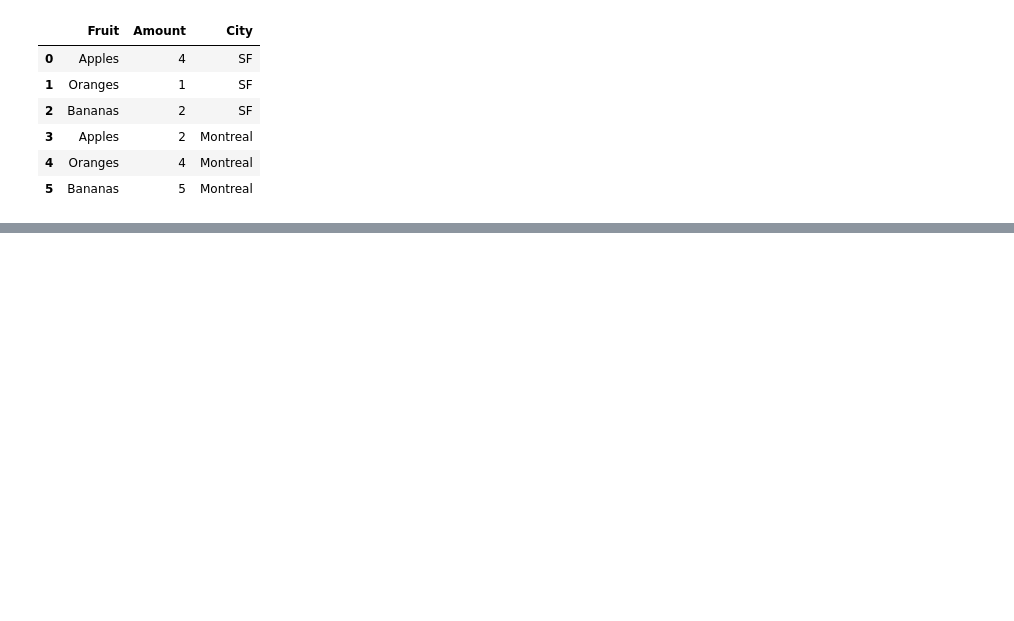
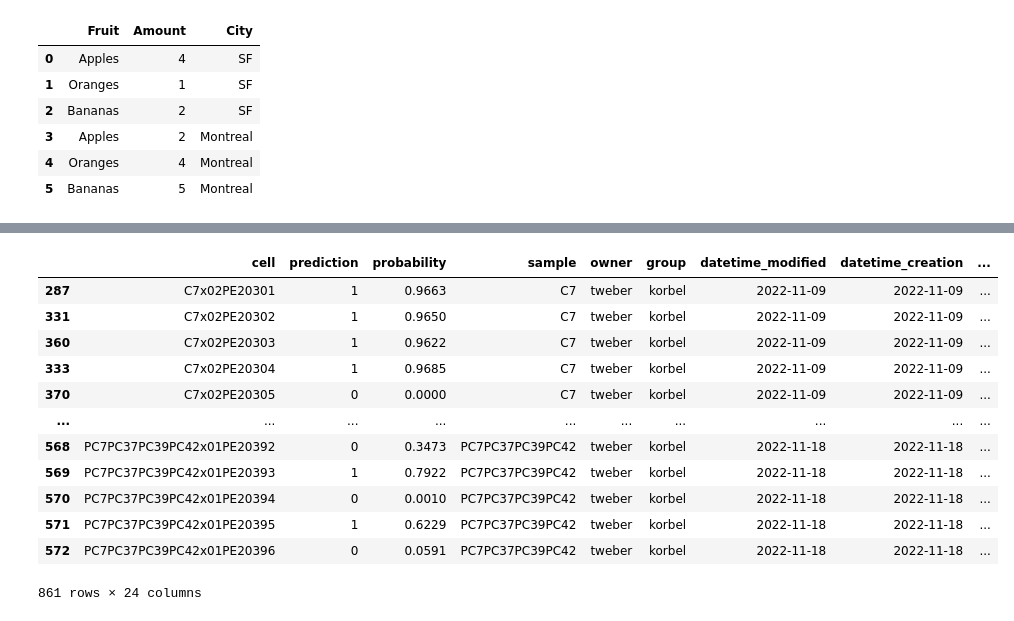
Before and after one commit to weber8thomas/ashleys_qc_dash, a Jupyter notebook: web_server_dev.ipynb, the cells around one changed output, grey strips where cells are left out. Cells and saved outputs as stored; diff of their text form; code cells hidden in the pictures; blank space fills up the shorter version.

Commit message:
Jbrowse and functional website for ashleys-qc

```diff
--- a/web_server_dev.ipynb
+++ b/web_server_dev.ipynb
@@ -45,31 +45,57 @@ for run in os.listdir(parent_directory):
         if sample not in ["config", "log"]:
             file_path = parent_directory + run + "/" + sample + "/cell_selection/labels.tsv"
             if os.path.isfile(file_path):
-                print(parent_directory, run, sample)
+                # print(parent_directory, run, sample)
                 tmp_df = pd.read_csv(file_path, sep="\t")
 
-                print("Owner: %s" % Path(file_path).owner())
-                print("Group: %s" % Path(file_path).group())
+                # print("Owner: %s" % Path(file_path).owner())
+                # print("Group: %s" % Path(file_path).group())
 
                 # file modification timestamp of a file
                 m_time = os.path.getmtime(file_path)
                 # convert timestamp into DateTime object
                 dt_m = datetime.datetime.fromtimestamp(m_time).date()
-                print('Modified on:', dt_m)
+                # print("Modified on:", dt_m)
 
                 # file creation timestamp in float
                 c_time = os.path.getctime(file_path)
                 # convert creation timestamp into DateTime object
                 dt_c = datetime.datetime.fromtimestamp(c_time).date()
-                print('Created on:', dt_c)
+                # print("Created on:", dt_c)
+                tmp_df["run"] = run
                 tmp_df["sample"] = sample
+                tmp_df["run-sample"] = "{run}<br>{sample}".format(run=run, sample=sample)
                 tmp_df["owner"] = Path(file_path).owner()
                 tmp_df["group"] = Path(file_path).group()
                 tmp_df["datetime_modified"] = dt_m
                 tmp_df["datetime_creation"] = dt_c
                 l.append(tmp_df)
+
 labels_df = pd.concat(l).reset_index(drop=True)
 labels_df["cell"] = labels_df["cell"].str.replace(".sort.mdup.bam", "")
-labels_df
+
+
+
+l = list()
+for run in os.listdir(parent_directory):
+    for sample in os.listdir(parent_directory + run):
+        if sample not in ["config", "log"]:
+            if os.path.isfile(parent_directory + run + "/" + sample + "/counts/{sample}.info_raw".format(sample=sample)):
+                print(parent_directory, run, sample)
+                tmp_df = pd.read_csv(
+                    parent_directory + run + "/" + sample + "/counts/{sample}.info_raw".format(sample=sample), sep="\t", skiprows=13
+                )
+                tmp_df["Sample"] = sample
+                l.append(tmp_df)
+info_df = pd.concat(l)
+info_df["cell"] = info_df["cell"].str.replace(".sort.mdup.bam", "")
+
+final_df = pd.merge(labels_df, info_df, on=["sample", "cell"])
+final_df.loc[(final_df["prediction"] == 1) & (final_df["pass1"] == 1), "prediction_status"] = "ashleys + mosaic"
+final_df.loc[(final_df["prediction"] == 1) & (final_df["pass1"] == 0), "prediction_status"] = "ashleys"
+final_df.loc[(final_df["prediction"] == 0) & (final_df["pass1"] == 1), "prediction_status"] = "mosaic"
+final_df.loc[(final_df["prediction"] == 0) & (final_df["pass1"] == 0), "prediction_status"] = "None"
+final_df["%dupl"] = 100 * (final_df["dupl"] / final_df["mapped"])
+final_df["%dupl"] = final_df["%dupl"].round(2)
 # %% [output]
 /scratch/tweber/DATA/WEB_SERVER_PIPELINE/ PAPER RPE1-WT
@@ -359,0 +316,3 @@ ModuleNotFoundError: No module named 'dash'
+# %%
+final_df["datetime_creation"] = pd.to_datetime(final_df["datetime_creation"])
+final_df
@@ -359,0 +333,16 @@ ModuleNotFoundError: No module named 'dash'
+# %%
+final_df.sort_values(["datetime_creation", "sample", "cell"])
+# %% [output]
+|  | cell | prediction | probability | sample | owner | group | datetime_modified | datetime_creation | ... |
+| 287 | C7x02PE20301 | 1 | 0.9663 | C7 | tweber | korbel | 2022-11-09 | 2022-11-09 | ... |
+| 331 | C7x02PE20302 | 1 | 0.9650 | C7 | tweber | korbel | 2022-11-09 | 2022-11-09 | ... |
+| 360 | C7x02PE20303 | 1 | 0.9622 | C7 | tweber | korbel | 2022-11-09 | 2022-11-09 | ... |
+| 333 | C7x02PE20304 | 1 | 0.9685 | C7 | tweber | korbel | 2022-11-09 | 2022-11-09 | ... |
+| 370 | C7x02PE20305 | 0 | 0.0000 | C7 | tweber | korbel | 2022-11-09 | 2022-11-09 | ... |
+| ... | ... | ... | ... | ... | ... | ... | ... | ... | ... |
+| 568 | PC7PC37PC39PC42x01PE20392 | 0 | 0.3473 | PC7PC37PC39PC42 | tweber | korbel | 2022-11-18 | 2022-11-18 | ... |
+| 569 | PC7PC37PC39PC42x01PE20393 | 1 | 0.7922 | PC7PC37PC39PC42 | tweber | korbel | 2022-11-18 | 2022-11-18 | ... |
+| 570 | PC7PC37PC39PC42x01PE20394 | 0 | 0.0010 | PC7PC37PC39PC42 | tweber | korbel | 2022-11-18 | 2022-11-18 | ... |
+| 571 | PC7PC37PC39PC42x01PE20395 | 1 | 0.6229 | PC7PC37PC39PC42 | tweber | korbel | 2022-11-18 | 2022-11-18 | ... |
+| 572 | PC7PC37PC39PC42x01PE20396 | 0 | 0.0591 | PC7PC37PC39PC42 | tweber | korbel | 2022-11-18 | 2022-11-18 | ... |
+861 rows × 24 columns
```
Also changed, not shown: parts of 7 cells of this notebook, 19 other files.
